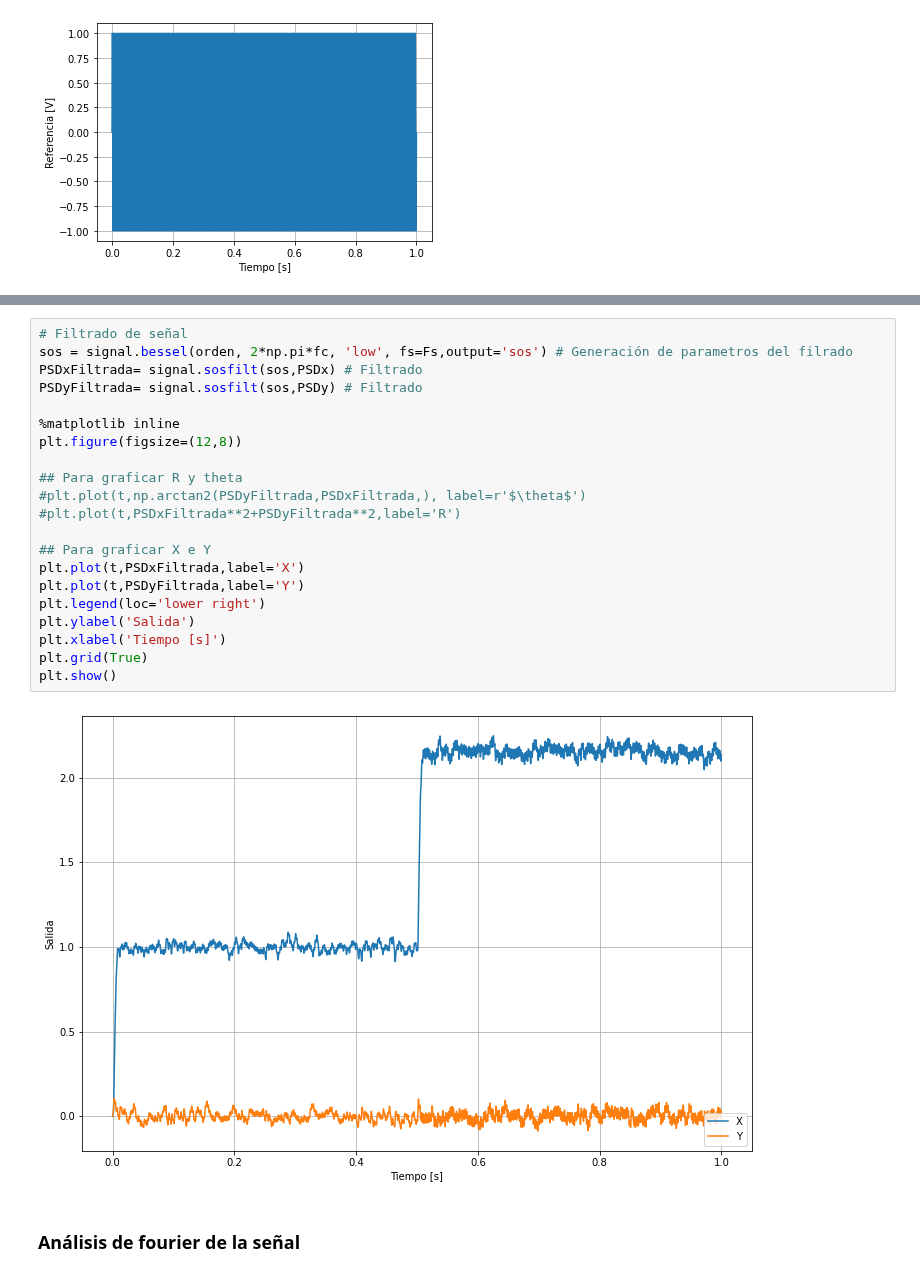
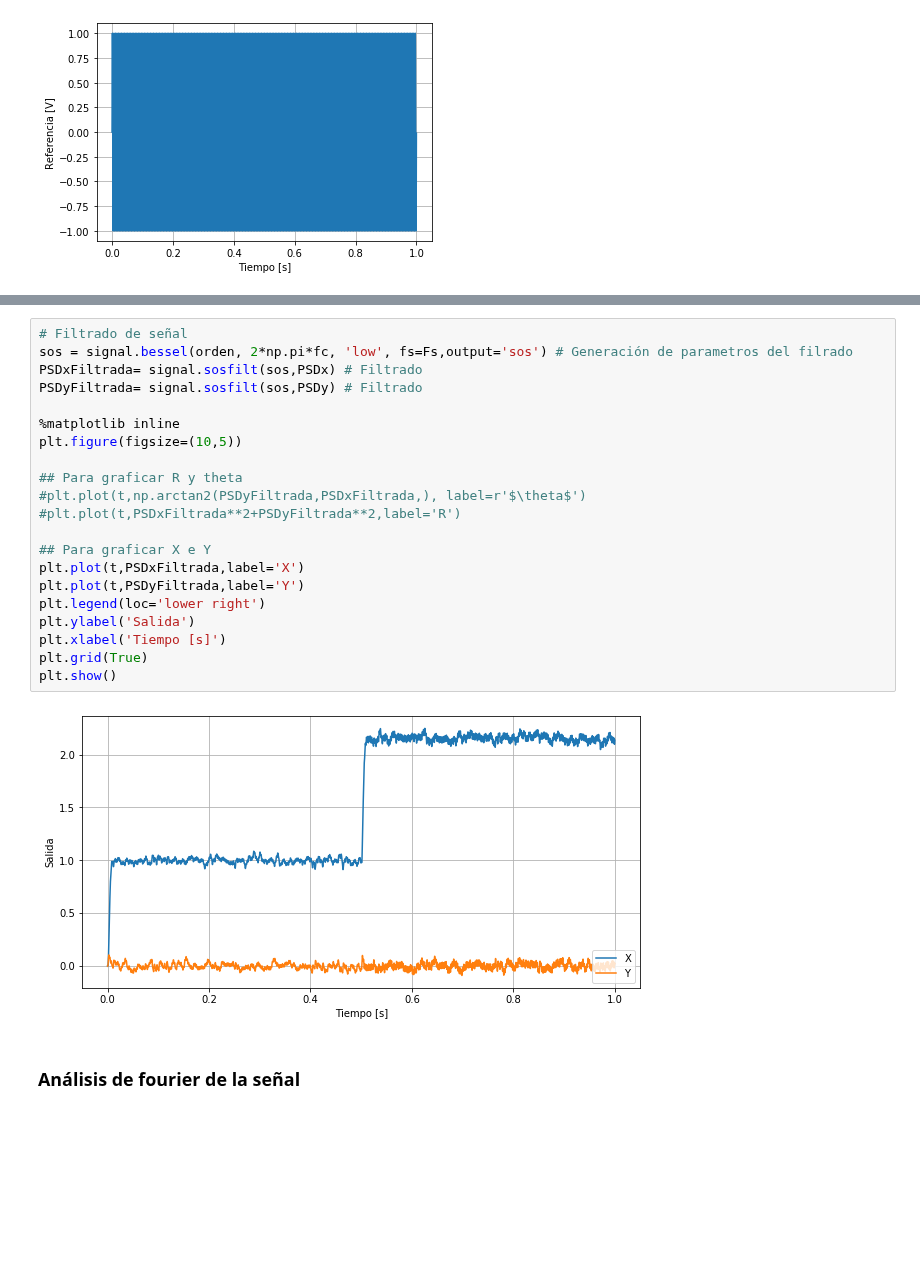
Before and after one commit to LunaKadysz/Laboratorio-4, a Jupyter notebook: Practica4/Ejercicio1.2.ipynb, the cells around one changed output, grey strips where cells are left out. Cells and saved outputs as stored; diff of their text form; blank space fills up the shorter version.

```diff
--- a/Practica4/Ejercicio1.2.ipynb
+++ b/Practica4/Ejercicio1.2.ipynb
@@ -77,26 +78,26 @@ plt.show()
 # %%
 # Filtrado de señal
 sos = signal.bessel(orden, 2*np.pi*fc, 'low', fs=Fs,output='sos') # Generación de parametros del filrado
 PSDxFiltrada= signal.sosfilt(sos,PSDx) # Filtrado
 PSDyFiltrada= signal.sosfilt(sos,PSDy) # Filtrado
 
 %matplotlib inline
-plt.figure(figsize=(12,8))
+plt.figure(figsize=(10,5))
 
 ## Para graficar R y theta
 #plt.plot(t,np.arctan2(PSDyFiltrada,PSDxFiltrada,), label=r'$\theta$')
 #plt.plot(t,PSDxFiltrada**2+PSDyFiltrada**2,label='R')
 
 ## Para graficar X e Y
 plt.plot(t,PSDxFiltrada,label='X')
 plt.plot(t,PSDyFiltrada,label='Y')
 plt.legend(loc='lower right')
 plt.ylabel('Salida')
 plt.xlabel('Tiempo [s]')
 plt.grid(True)
 plt.show()
 # %% [output]
-[figure, old version]
+[figure, new version]
 # %% [markdown]
 ### Análisis de fourier de la señal
 # %%
```
Also changed, not shown: parts of 20 cells of this notebook, 2 other files.
